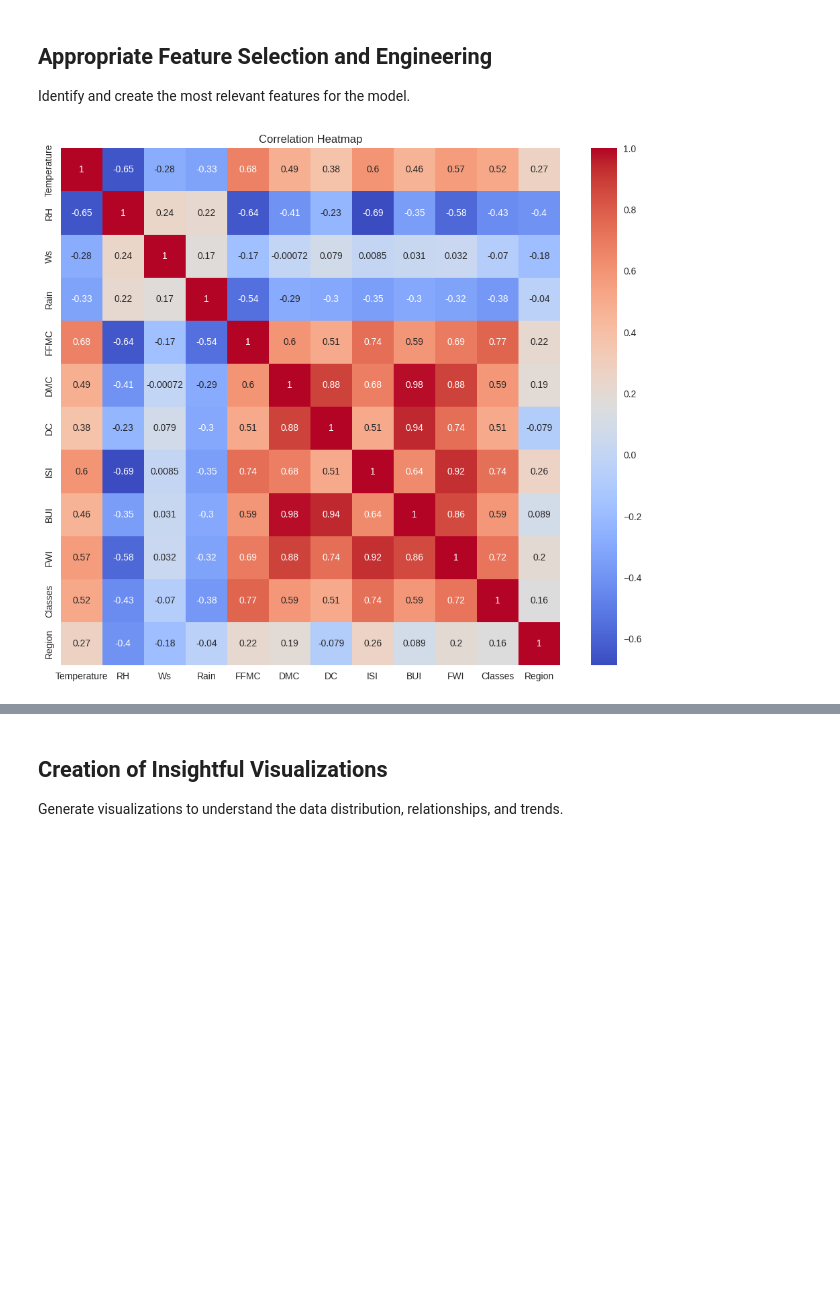
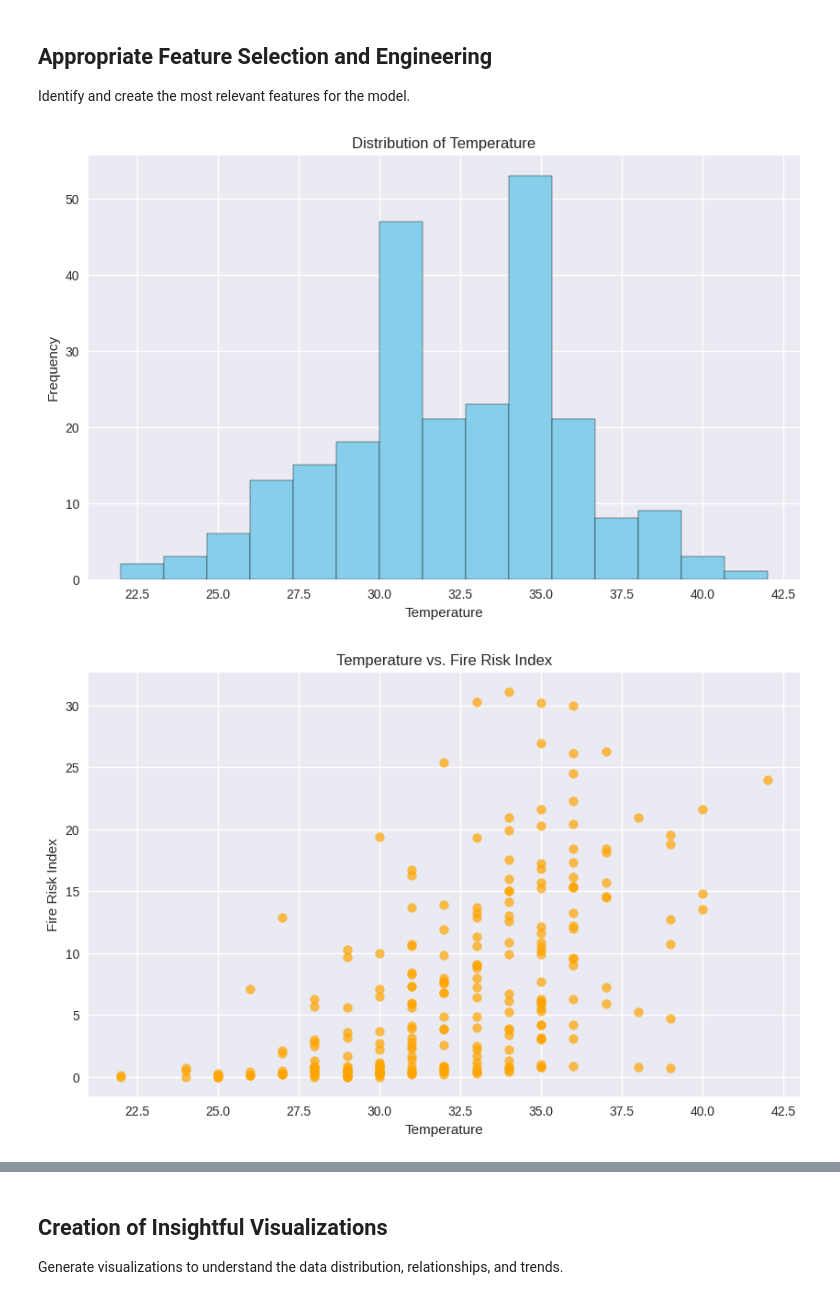
Before and after one commit to afislonge/Algerian-forest-fire-ML, a Jupyter notebook: model.ipynb, the cells around one changed output, grey strips where cells are left out. Cells and saved outputs as stored; diff of their text form; code cells hidden in the pictures; blank space fills up the shorter version.

```diff
--- a/model.ipynb
+++ b/model.ipynb
@@ -94,14 +94,31 @@ Identify and create the most relevant features for the model.
 # %%
 df_copy = df.drop(['day','month','year'],axis=1)
 
 df_copy['Classes']=np.where(df_copy['Classes'].str.contains('not fire'),0,1)
 
 corr = df_copy.corr()
 
+# Histogram of Temperature
+plt.figure(figsize=(10, 6))
+plt.hist(df['Temperature'], bins=15, color='skyblue', edgecolor='black')
+plt.title('Distribution of Temperature')
+plt.xlabel('Temperature')
+plt.ylabel('Frequency')
+plt.show()
+
+# Scatter Plot: Temperature vs. Fire Risk Index
+plt.figure(figsize=(10, 6))
+plt.scatter(df['Temperature'], df['FWI'], alpha=0.7, color='orange')
+plt.title('Temperature vs. Fire Risk Index')
+plt.xlabel('Temperature')
+plt.ylabel('Fire Risk Index')
+plt.show()
+
 # Heatmap for correlations
-plt.figure(figsize=(12, 10))
+plt.figure(figsize=(15, 10))
 sns.heatmap(corr, annot=True, cmap='coolwarm')
 plt.title('Correlation Heatmap')
 plt.show()
 # %% [output]
-[figure, old version]
+[figure, new version]
+[figure, added]
```
Also changed, not shown: parts of 19 cells of this notebook.
